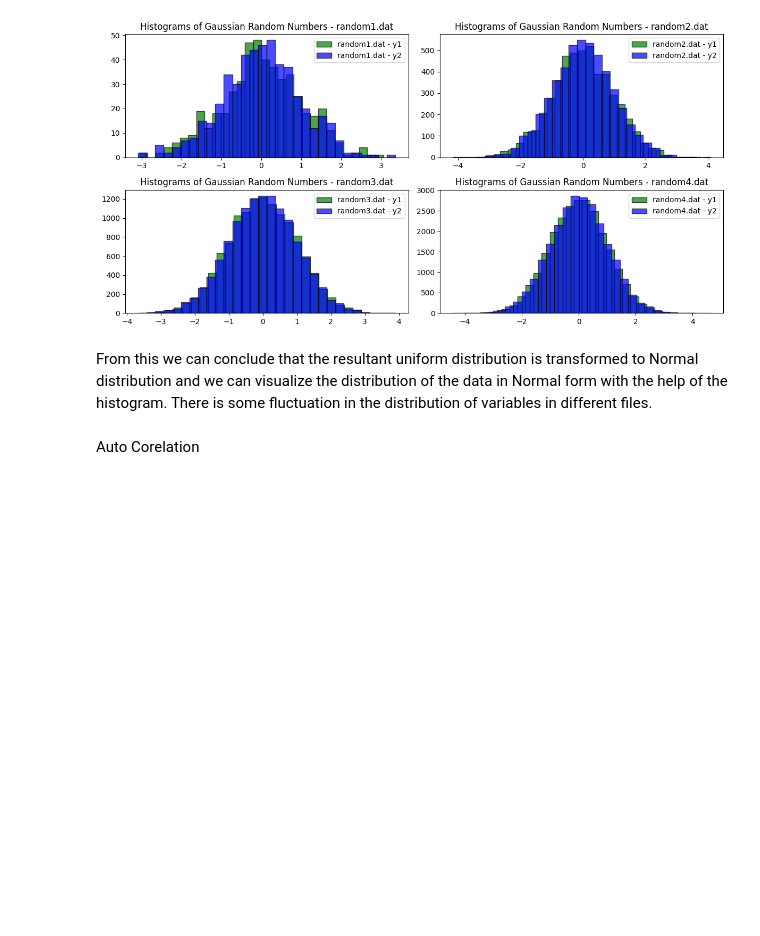
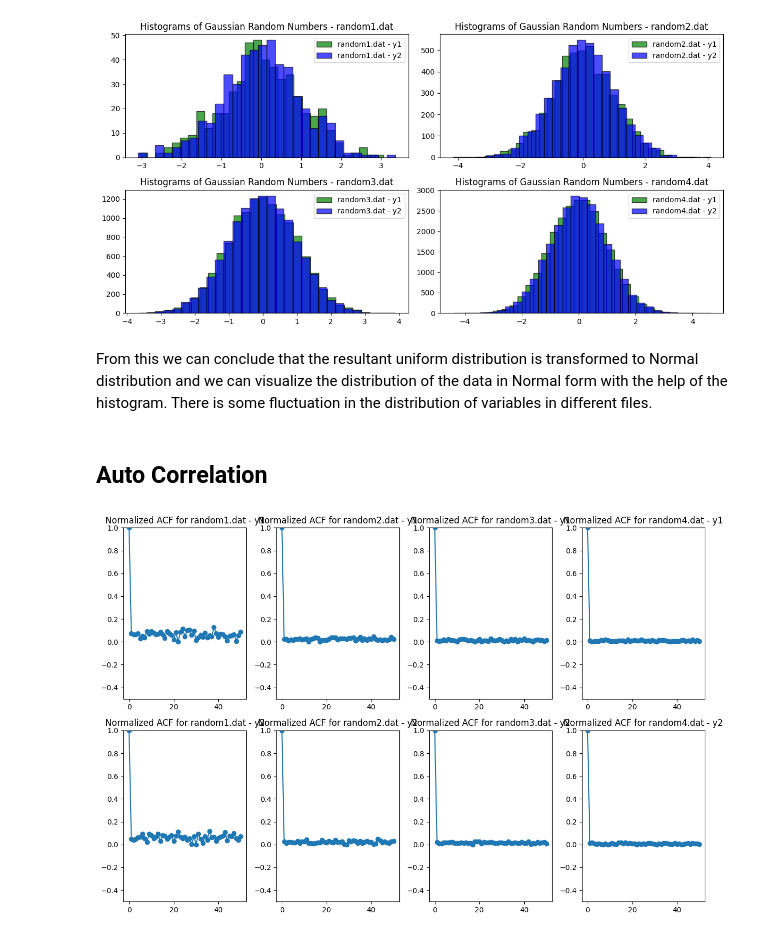
Before and after one commit to Rk-Pudasaini/Monte_Carlo_Simulation, a Jupyter notebook: Generating_Pseudo_Random_Numbers.ipynb, the cells around one changed output. Saved outputs shown, nothing was run; the diff lists cells and outputs as text; code cells hidden in the pictures; blank space fills up the shorter version.

```diff
--- a/Generating_Pseudo_Random_Numbers.ipynb
+++ b/Generating_Pseudo_Random_Numbers.ipynb
@@ -280,5 +280,41 @@ From this we can conclude that the resultant uniform distribution is transformed
 Normal distribution and we can visualize the distribution of the data in Normal form with
 the help of the histogram. There is some fluctuation in the distribution of variables in
 different files.
-# %% [markdown]
-Auto Corelation
+# %% [markdown]
+## Auto Correlation
+# %%
+# Function to calculate auto-correlation function
+def autocorrelation(data, lag):
+    n = len(data)
+    mean = np.mean(data)
+    autocorr = np.correlate(data - mean, data - mean, mode='full') / (np.var(data) * n)
+    return autocorr[n - 1 : n - 1 + lag + 1]
+
+# Load data from previously used DAT files
+file_names = ['random1.dat', 'random2.dat', 'random3.dat','random4.dat']
+data = [np.loadtxt(file_name, delimiter=',') for file_name in file_names]
+
+# Calculate and plot auto-correlation functions normalized to cover 80%
+plt.figure(figsize=(12, 8))  # Adjust the figure size
+
+for i, (file_name, random_numbers) in enumerate(zip(file_names, data), start=1):
+    acf_y1 = autocorrelation(random_numbers[:, 0], lag=50)
+    acf_y2 = autocorrelation(random_numbers[:, 1], lag=50)
+
+    normalized_acf_y1 = (acf_y1 - np.min(acf_y1)) / (np.max(acf_y1) - np.min(acf_y1))
+    normalized_acf_y2 = (acf_y2 - np.min(acf_y2)) / (np.max(acf_y2) - np.min(acf_y2))
+
+    plt.subplot(2, 4, i)
+    plt.plot(normalized_acf_y1, marker='o', linestyle='-')
+    plt.title(f'Normalized ACF for {file_name} - y1')
+    plt.ylim(-0.5, 1)  # Adjusted y-axis range to cover 80%
+
+    plt.subplot(2, 4, i + 4)  # Shift to the second row
+    plt.plot(normalized_acf_y2, marker='o', linestyle='-')
+    plt.title(f'Normalized ACF for {file_name} - y2')
+    plt.ylim(-0.5, 1)  # Adjusted y-axis range to cover 80%
+
+plt.tight_layout()
+plt.show()
+# %% [output]
+[figure, added]
```
Also changed, not shown: parts of 1 cell of this notebook.
